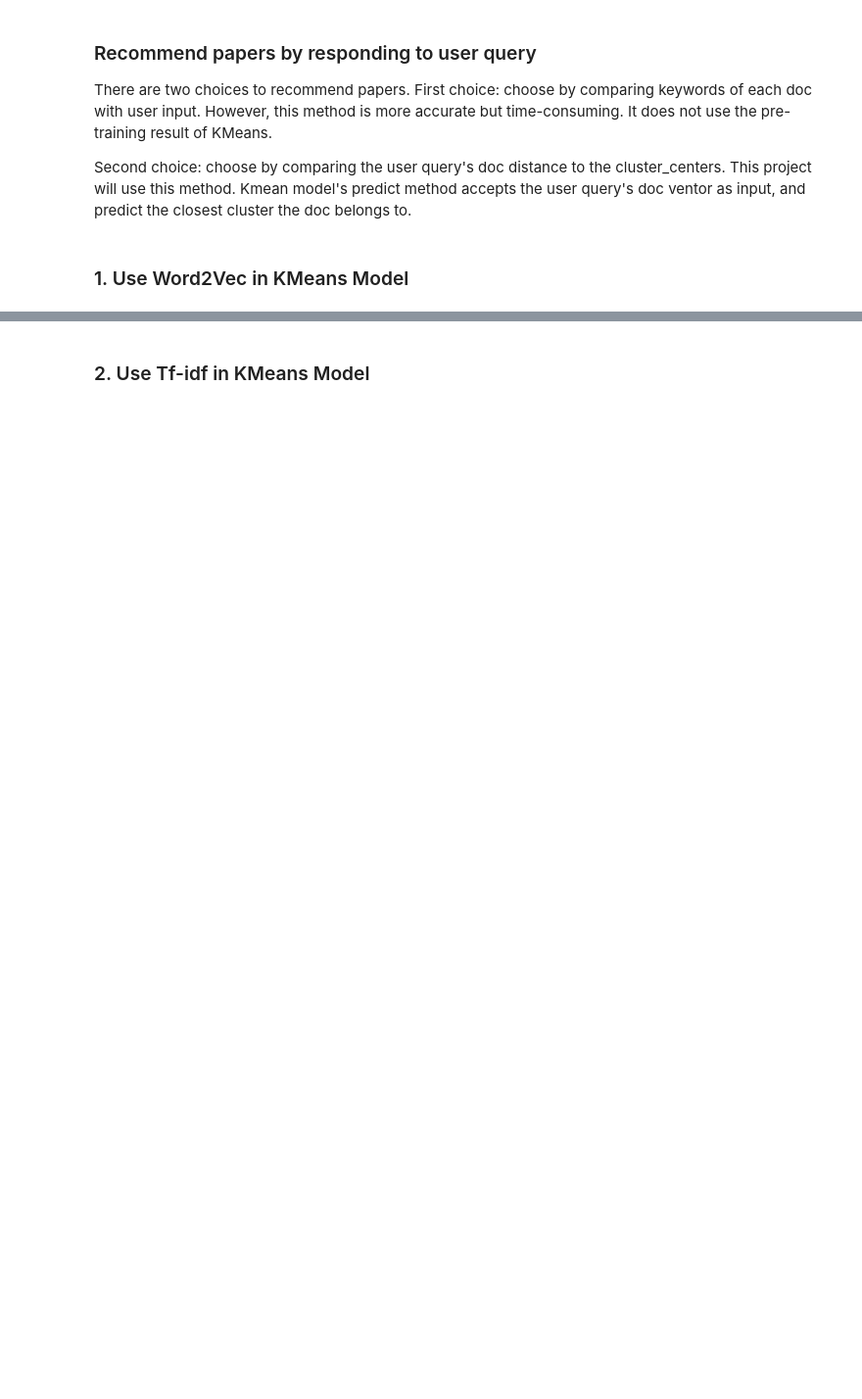
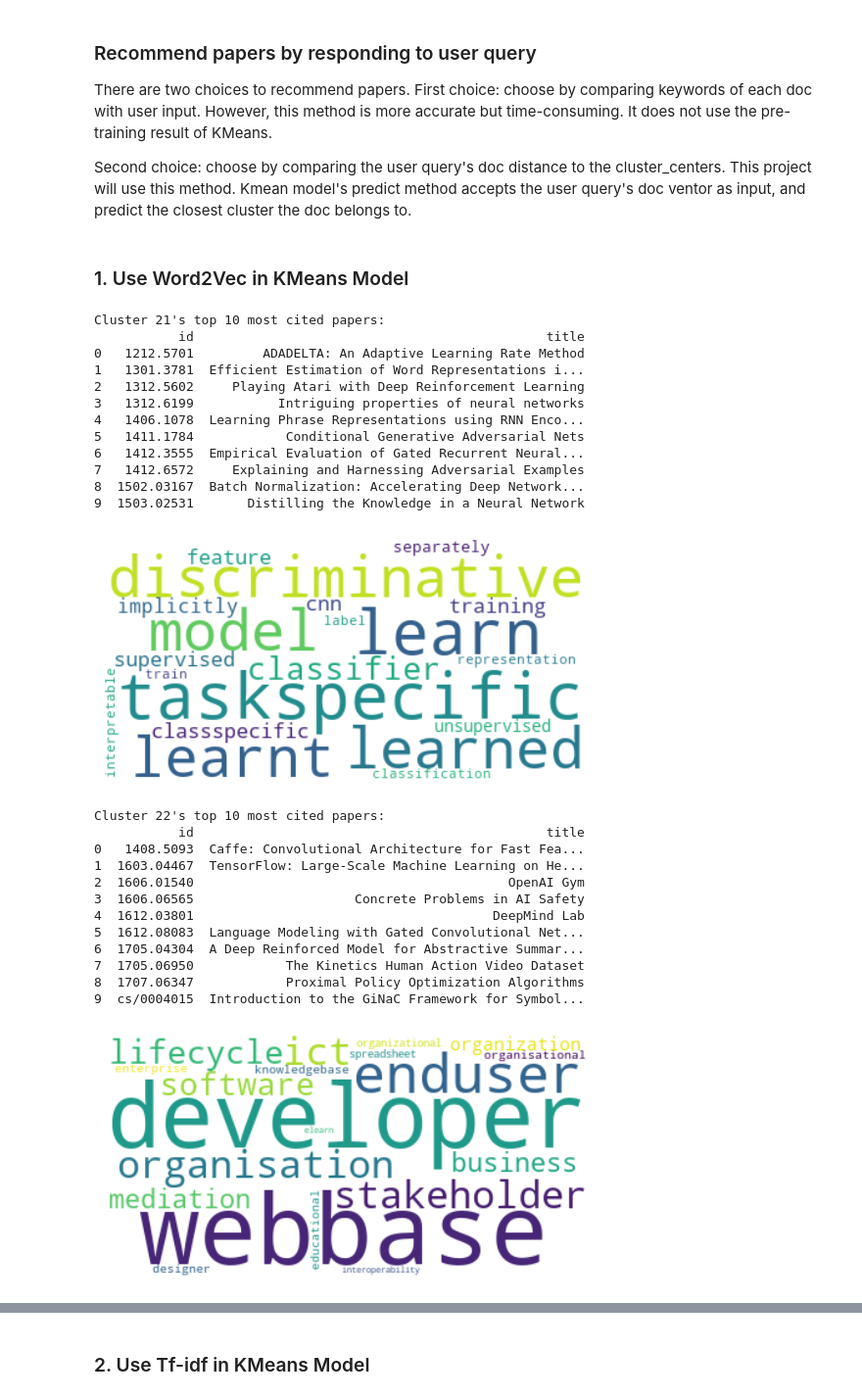
Before and after one commit to brandonywl/ArXiv-Dataset-T14, a Jupyter notebook: kmeans_classify.ipynb, the cells around one changed output, grey strips where cells are left out. Shown at 98% size. Cells and saved outputs as stored; diff of their text form; code cells hidden in the pictures; blank space fills up the shorter version.

```diff
--- a/kmeans_classify.ipynb
+++ b/kmeans_classify.ipynb
@@ -133,9 +193,36 @@ Second choice: choose by comparing the user query's doc distance to the cluster_
 ### 1. Use Word2Vec in KMeans Model ###
 # %%
 # If you want to know each cluster's keywords, top cited papers, generate word cloud for top keywords, call this method
-
+USE_TFIDF = False
 if USE_TFIDF is True:
-    print("The current parameter uses Tf-idf vectorization. The code here aborted")
+    print("The current code runs only when USE_TFIDF is False.")
 else:
-    for i in range(3, 6):
+    for i in range(21, 25):
         kmeans_classify.report_cluster_info(i, word_vectorizer, km_model, data_df, df_citations, vectorized_docs)
+# %% [output]
+Cluster 21's top 10 most cited papers:
+           id                                              title
+0   1212.5701         ADADELTA: An Adaptive Learning Rate Method
+1   1301.3781  Efficient Estimation of Word Representations i...
+2   1312.5602     Playing Atari with Deep Reinforcement Learning
+3   1312.6199           Intriguing properties of neural networks
+4   1406.1078  Learning Phrase Representations using RNN Enco...
+5   1411.1784            Conditional Generative Adversarial Nets
+6   1412.3555  Empirical Evaluation of Gated Recurrent Neural...
+7   1412.6572     Explaining and Harnessing Adversarial Examples
+8  1502.03167  Batch Normalization: Accelerating Deep Network...
+9  1503.02531       Distilling the Knowledge in a Neural Network
+[figure, added]
+Cluster 22's top 10 most cited papers:
+           id                                              title
+0   1408.5093  Caffe: Convolutional Architecture for Fast Fea...
+1  1603.04467  TensorFlow: Large-Scale Machine Learning on He...
+2  1606.01540                                         OpenAI Gym
+3  1606.06565                     Concrete Problems in AI Safety
+4  1612.03801                                       DeepMind Lab
+5  1612.08083  Language Modeling with Gated Convolutional Net...
+6  1705.04304  A Deep Reinforced Model for Abstractive Summar...
+7  1705.06950            The Kinetics Human Action Video Dataset
+8  1707.06347            Proximal Policy Optimization Algorithms
+9  cs/0004015  Introduction to the GiNaC Framework for Symbol...
+[figure, added]
```
Also changed, not shown: parts of 13 cells of this notebook, 2 other files.
